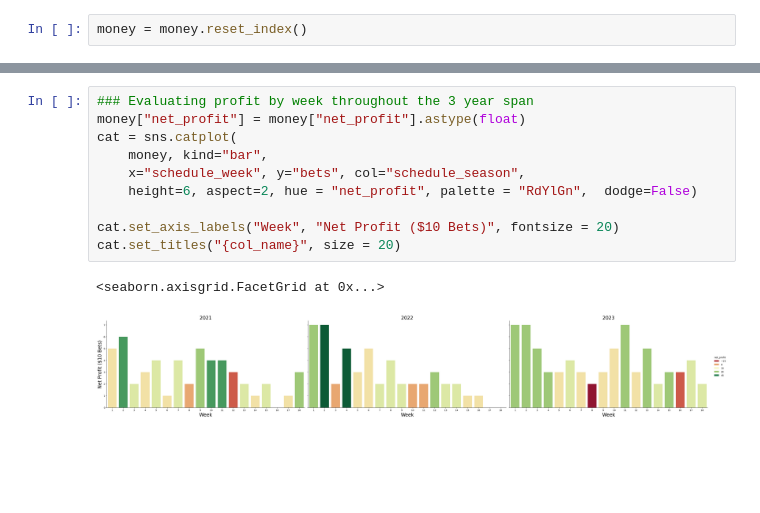
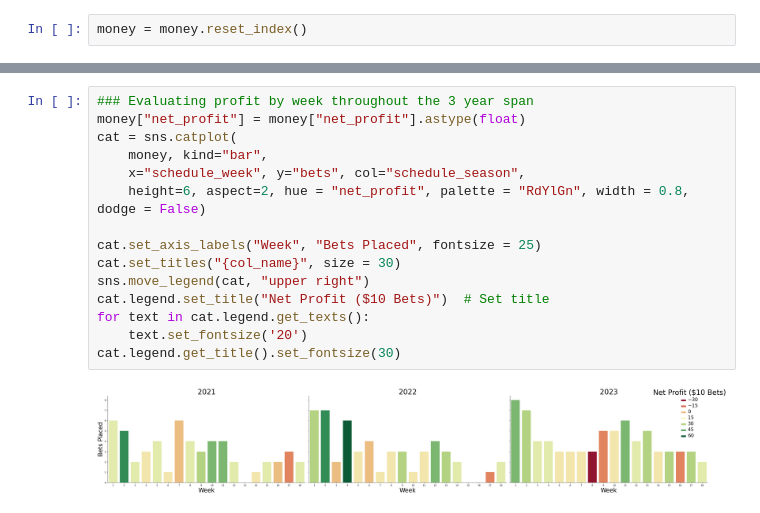
Before and after one commit to nzeisenberg/nfl_project, a Jupyter notebook: NFL_Project_Updated.ipynb, the cells around one changed output, grey strips where cells are left out. Saved outputs shown, nothing was run; the diff lists cells and outputs as text; blank space fills up the shorter version.

```diff
--- a/NFL_Project_Updated.ipynb
+++ b/NFL_Project_Updated.ipynb
@@ -947,16 +947,20 @@ money[["schedule_season", "schedule_week", "bets", "success_rate", "net_profit"]
 # %%
 ### Evaluating profit by week throughout the 3 year span
 money["net_profit"] = money["net_profit"].astype(float)
 cat = sns.catplot(
     money, kind="bar",
     x="schedule_week", y="bets", col="schedule_season",
-    height=6, aspect=2, hue = "net_profit", palette = "RdYlGn",  dodge=False)
+    height=6, aspect=2, hue = "net_profit", palette = "RdYlGn", width = 0.8, dodge = False)
 
-cat.set_axis_labels("Week", "Net Profit ($10 Bets)", fontsize = 20)
-cat.set_titles("{col_name}", size = 20)
+cat.set_axis_labels("Week", "Bets Placed", fontsize = 25)
+cat.set_titles("{col_name}", size = 30)
+sns.move_legend(cat, "upper right")
+cat.legend.set_title("Net Profit ($10 Bets)")  # Set title
+for text in cat.legend.get_texts():
+    text.set_fontsize('20')
+cat.legend.get_title().set_fontsize(30)
 # %% [output]
-<seaborn.axisgrid.FacetGrid at 0x...>
-[figure, old version]
+[figure, new version]
 # %%
 print(f"Total success rate from 2021-2023 is {round(money['success_rate'].mean()*100, 2)} %")
 print(f"Total net wins from 2021-2023 is {round(money['net_units'].sum(), 2) }")
```
Also changed, not shown: parts of 16 cells of this notebook.
